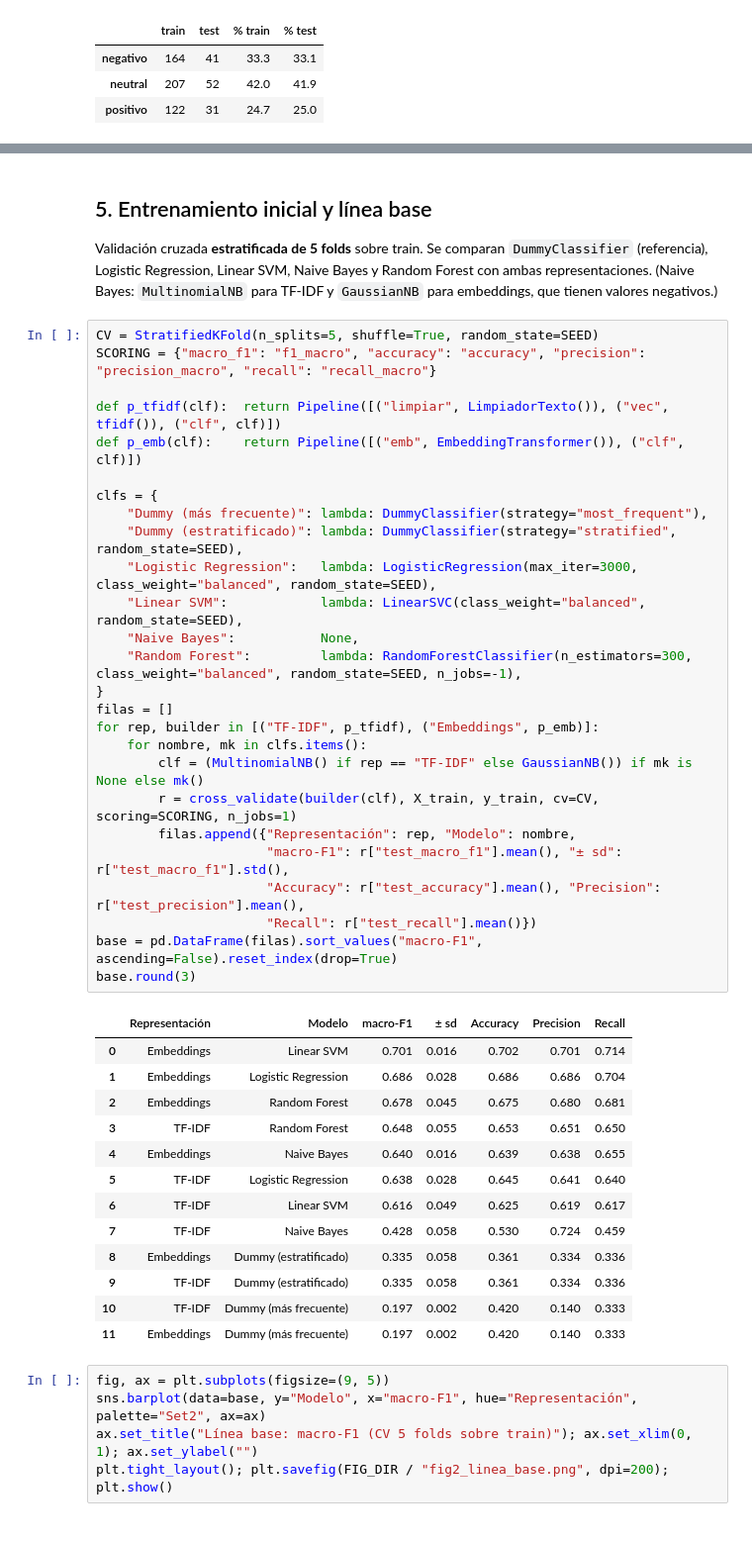
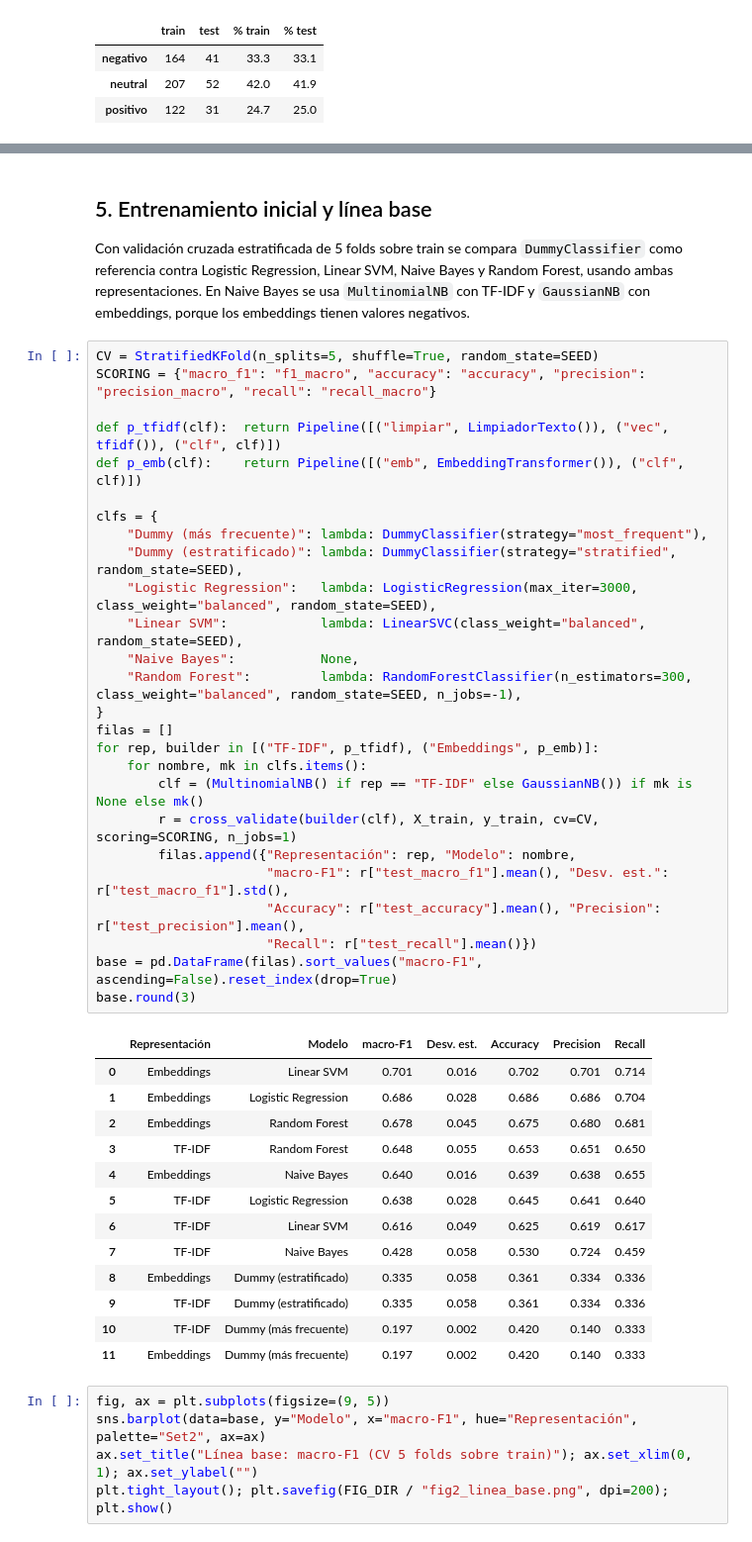
Before and after one commit to EstebanBautista/midterm3, a Jupyter notebook: notebooks/midterm3_clasificacion_SET.ipynb, the cells around one changed output, grey strips where cells are left out. Shown at 99% size. Saved outputs shown, nothing was run; the diff lists cells and outputs as text.

```diff
--- a/notebooks/midterm3_clasificacion_SET.ipynb
+++ b/notebooks/midterm3_clasificacion_SET.ipynb
@@ -239,35 +229,34 @@ Embeddings calculados para 617 textos en 14.0s
 # %% [markdown]
 ## 5. Entrenamiento inicial y línea base
-Validación cruzada **estratificada de 5 folds** sobre train. Se comparan `DummyClassifier` (referencia), Logistic Regression, Linear SVM, Naive Bayes y Random Forest con ambas representaciones.
-(Naive Bayes: `MultinomialNB` para TF-IDF y `GaussianNB` para embeddings, que tienen valores negativos.)
+Con validación cruzada estratificada de 5 folds sobre train se compara `DummyClassifier` como referencia contra Logistic Regression, Linear SVM, Naive Bayes y Random Forest, usando ambas representaciones. En Naive Bayes se usa `MultinomialNB` con TF-IDF y `GaussianNB` con embeddings, porque los embeddings tienen valores negativos.
 # %%
 CV = StratifiedKFold(n_splits=5, shuffle=True, random_state=SEED)
 SCORING = {"macro_f1": "f1_macro", "accuracy": "accuracy", "precision": "precision_macro", "recall": "recall_macro"}
 
 def p_tfidf(clf):  return Pipeline([("limpiar", LimpiadorTexto()), ("vec", tfidf()), ("clf", clf)])
 def p_emb(clf):    return Pipeline([("emb", EmbeddingTransformer()), ("clf", clf)])
 
 clfs = {
     "Dummy (más frecuente)": lambda: DummyClassifier(strategy="most_frequent"),
     "Dummy (estratificado)": lambda: DummyClassifier(strategy="stratified", random_state=SEED),
     "Logistic Regression":   lambda: LogisticRegression(max_iter=3000, class_weight="balanced", random_state=SEED),
     "Linear SVM":            lambda: LinearSVC(class_weight="balanced", random_state=SEED),
     "Naive Bayes":           None,
     "Random Forest":         lambda: RandomForestClassifier(n_estimators=300, class_weight="balanced", random_state=SEED, n_jobs=-1),
 }
 filas = []
 for rep, builder in [("TF-IDF", p_tfidf), ("Embeddings", p_emb)]:
     for nombre, mk in clfs.items():
         clf = (MultinomialNB() if rep == "TF-IDF" else GaussianNB()) if mk is None else mk()
         r = cross_validate(builder(clf), X_train, y_train, cv=CV, scoring=SCORING, n_jobs=1)
         filas.append({"Representación": rep, "Modelo": nombre,
-                      "macro-F1": r["test_macro_f1"].mean(), "± sd": r["test_macro_f1"].std(),
+                      "macro-F1": r["test_macro_f1"].mean(), "Desv. est.": r["test_macro_f1"].std(),
                       "Accuracy": r["test_accuracy"].mean(), "Precision": r["test_precision"].mean(),
                       "Recall": r["test_recall"].mean()})
 base = pd.DataFrame(filas).sort_values("macro-F1", ascending=False).reset_index(drop=True)
 base.round(3)
 # %% [output]
-|  | Representación | Modelo | macro-F1 | ± sd | Accuracy | Precision | Recall |
+|  | Representación | Modelo | macro-F1 | Desv. est. | Accuracy | Precision | Recall |
 | 0 | Embeddings | Linear SVM | 0.701 | 0.016 | 0.702 | 0.701 | 0.714 |
 | 1 | Embeddings | Logistic Regression | 0.686 | 0.028 | 0.686 | 0.686 | 0.704 |
 | 2 | Embeddings | Random Forest | 0.678 | 0.045 | 0.675 | 0.680 | 0.681 |
```
Also changed, not shown: parts of 17 cells of this notebook, 7 other files.
